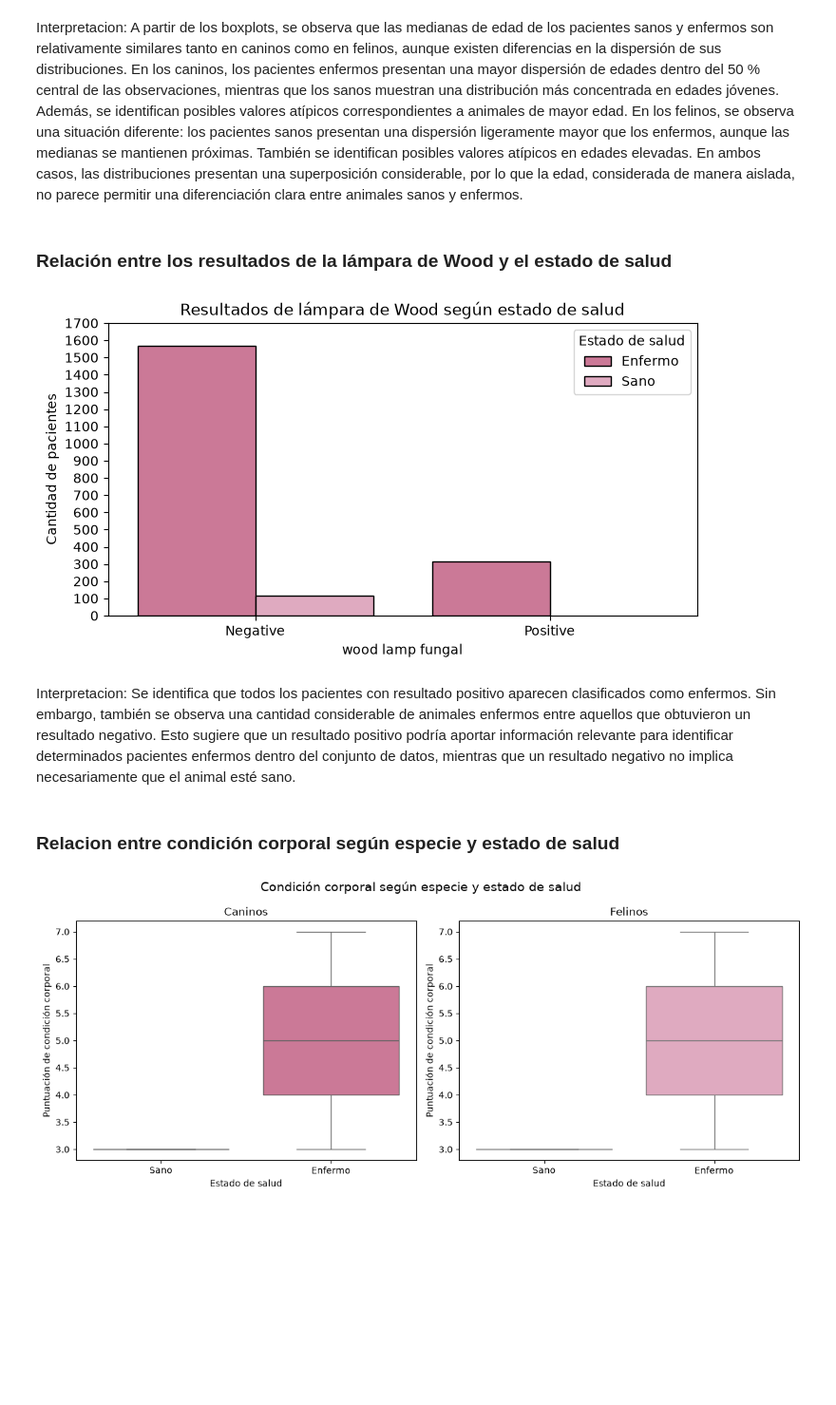
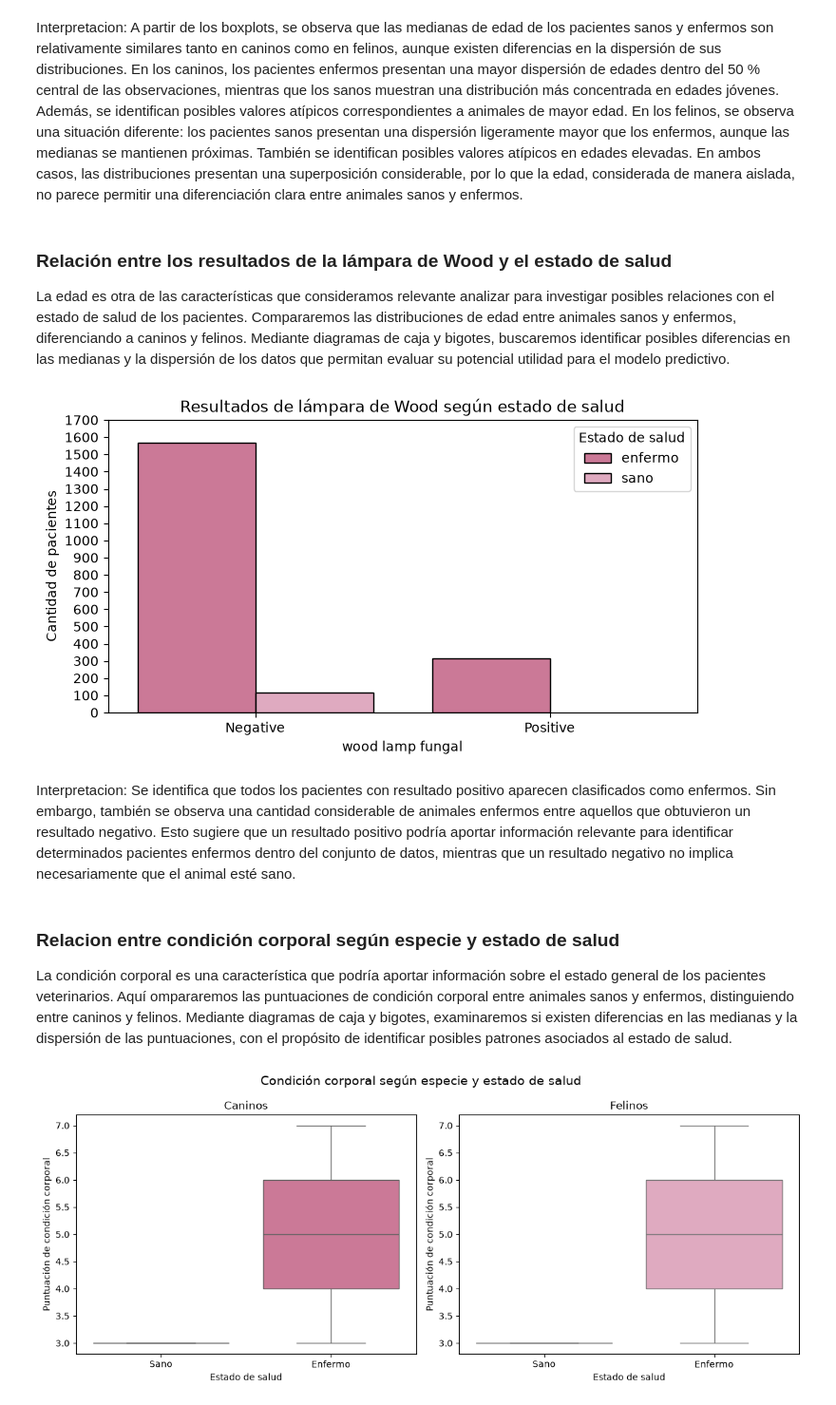
Before and after one commit to juanacebreiros2-ai/TP-PYTONH, a Jupyter notebook: pruebaDataset10.ipynb, the cells around one changed output. Shown at 95% size. Saved outputs shown, nothing was run; the diff lists cells and outputs as text; code cells hidden in the pictures; blank space fills up the shorter version.

```diff
--- a/pruebaDataset10.ipynb
+++ b/pruebaDataset10.ipynb
@@ -941,31 +926,26 @@ En los felinos, se observa una situación diferente: los pacientes sanos present
 En ambos casos, las distribuciones presentan una superposición considerable, por lo que la edad, considerada de manera aislada, no parece permitir una diferenciación clara entre animales sanos y enfermos.
 # %% [markdown]
 ### Relación entre los resultados de la lámpara de Wood y el estado de salud
+La edad es otra de las características que consideramos relevante analizar para investigar posibles relaciones con el estado de salud de los pacientes.
+Compararemos las distribuciones de edad entre animales sanos y enfermos, diferenciando a caninos y felinos. Mediante diagramas de caja y bigotes, buscaremos identificar posibles diferencias en las medianas y la dispersión de los datos que permitan evaluar su potencial utilidad para el modelo predictivo.
 # %%
-# Seleccionamos las columnas necesarias
-datos_wood = df[['wood lamp fungal', 'definitive diagnosis']].dropna().copy()
-
-# Clasificamos a los pacientes como sanos o enfermos
-datos_wood['estado_salud'] = datos_wood['definitive diagnosis'].apply(
-    lambda x: 'Sano' if x.strip().lower() == 'healthy'
-    else 'Enfermo'
+graficar_barras(
+    df,
+    'wood lamp fungal',
+    'Resultados de lámpara de Wood según estado de salud',
+    hue='estado_salud',
+    paso_y=100,
+    paleta={'enfermo': '#d96b93', 'sano': '#e8a1be'}
 )
+# %% [output]
+[figure, added]
-# %%
-graficar_barras(
-    datos_wood,
-    'wood lamp fungal',
-    'Resultados de lámpara de Wood según estado de salud',
-    hue='estado_salud',
-    paso_y=100,
-    paleta={'Enfermo': '#d96b93', 'Sano': '#e8a1be'}
-)
-# %% [output]
-[figure, removed]
 # %% [markdown]
 Interpretacion: Se identifica que todos los pacientes con resultado positivo aparecen clasificados como enfermos. Sin embargo, también se observa una cantidad considerable de animales enfermos entre aquellos que obtuvieron un resultado negativo.
 Esto sugiere que un resultado positivo podría aportar información relevante para identificar determinados pacientes enfermos dentro del conjunto de datos, mientras que un resultado negativo no implica necesariamente que el animal esté sano.
 # %% [markdown]
 ### Relacion entre condición corporal según especie y estado de salud
+La condición corporal es una característica que podría aportar información sobre el estado general de los pacientes veterinarios.
+Aquí ompararemos las puntuaciones de condición corporal entre animales sanos y enfermos, distinguiendo entre caninos y felinos. Mediante diagramas de caja y bigotes, examinaremos si existen diferencias en las medianas y la dispersión de las puntuaciones, con el propósito de identificar posibles patrones asociados al estado de salud.
 # %%
 
 plot_variable_estado(
```
Also changed, not shown: parts of 52 cells of this notebook.
